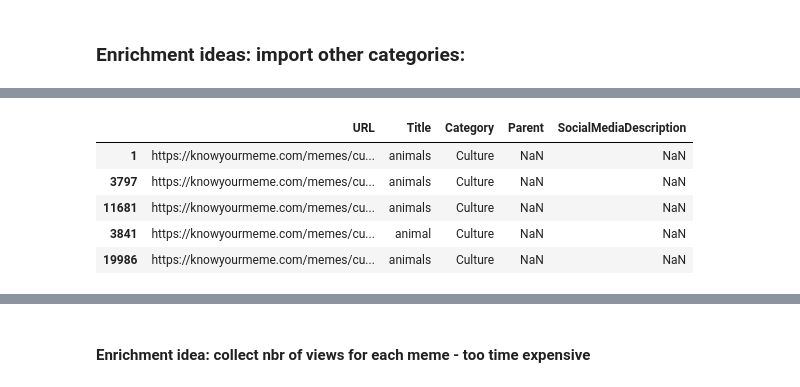
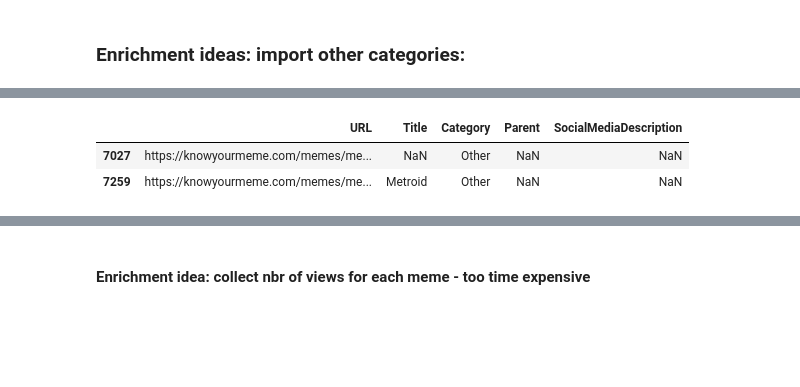
Before and after one commit to MReintop/DataEngProject_Team2, a Jupyter notebook: enrichment_ideas.ipynb, the cells around one changed output, grey strips where cells are left out. Cells and saved outputs as stored; diff of their text form; code cells hidden in the pictures; blank space fills up the shorter version.

```diff
--- a/enrichment_ideas.ipynb
+++ b/enrichment_ideas.ipynb
@@ -67,0 +24,30 @@ See the caveats in the documentation: https://pandas.pydata.org/pandas-docs/stab
+# %%
+df = pd.read_csv('dags/1641208770_link.csv')
+df = df[["URL","Title","Category","Parent","SocialMediaDescription"]]
+links = pd.read_csv('dags/1641146515_meme_link.csv')
+links = links[["Link","LinkName"]]
+links = links.drop_duplicates()
+missing_links = links[~links["Link"].isin(df["URL"])]
+missing_links.columns = ["URL","Title"]
+missing_links["Parent"] = np.NAN
+missing_links["SocialMediaDescription"] = np.NAN
+missing_links["Category2"] = links.apply(lambda row: str(row["Link"]).split("https://knowyourmeme.com/")[-1].split("memes/")[-1].split("/")[0].strip(),axis=1)
+missing_links["Category"] = missing_links.apply(lambda row: find_cat(str(row["Category2"])),axis=1)
+missing_links = missing_links[["URL","Title","Category","Parent","SocialMediaDescription"]]
+df = df.append(missing_links)
+df = df.drop_duplicates()
+## find URLs with multiple titles or categories
+stat = df.groupby(by="URL").count().sort_values(by="Title",ascending=False)
+urls = list(stat[stat["Title"]>1].index) + list(stat[stat["Category"]>1].index)
+repeating_urls = df[df["URL"].isin(urls)].sort_values(by="URL")
+repeating_urls = repeating_urls[["URL","Parent","SocialMediaDescription"]]
+repeating_urls = repeating_urls.drop_duplicates()
+## find one title for URLs which had repeating titles
+repeating_urls["Title"] = repeating_urls.apply(lambda row: get_one_value(df,str(row["URL"]),"Title"),axis=1)
+repeating_urls["Category"] = repeating_urls.apply(lambda row: get_one_value(df,str(row["URL"]),"Category"),axis=1)
+repeating_urls = repeating_urls[["URL","Title","Category","Parent","SocialMediaDescription"]]
+# remove repeating titles and join fixed rows
+df = df[~df["URL"].isin(urls)]
+df = df.append(repeating_urls)
+df = df.drop_duplicates()
+df.groupby(by="URL").count().sort_values(by="Category",ascending=False)
@@ -68,9 +118,6 @@ See the caveats in the documentation: https://pandas.pydata.org/pandas-docs/stab
 # %%
-missing_links[missing_links["URL"]=="https://knowyourmeme.com/memes/cultures/animals"]
+df[df["URL"]=='https://knowyourmeme.com/memes/metroid']
 # %% [output]
 |  | URL | Title | Category | Parent | SocialMediaDescription |
-| 1 | https://knowyourmeme.com/memes/cu... | animals | Culture | NaN | NaN |
-| 3797 | https://knowyourmeme.com/memes/cu... | animals | Culture | NaN | NaN |
-| 11681 | https://knowyourmeme.com/memes/cu... | animals | Culture | NaN | NaN |
-| 3841 | https://knowyourmeme.com/memes/cu... | animal | Culture | NaN | NaN |
-| 19986 | https://knowyourmeme.com/memes/cu... | animals | Culture | NaN | NaN |
+| 7027 | https://knowyourmeme.com/memes/me... | NaN | Other | NaN | NaN |
+| 7259 | https://knowyourmeme.com/memes/me... | Metroid | Other | NaN | NaN |
```
Also changed, not shown: parts of 62 cells of this notebook, 4 other files.
